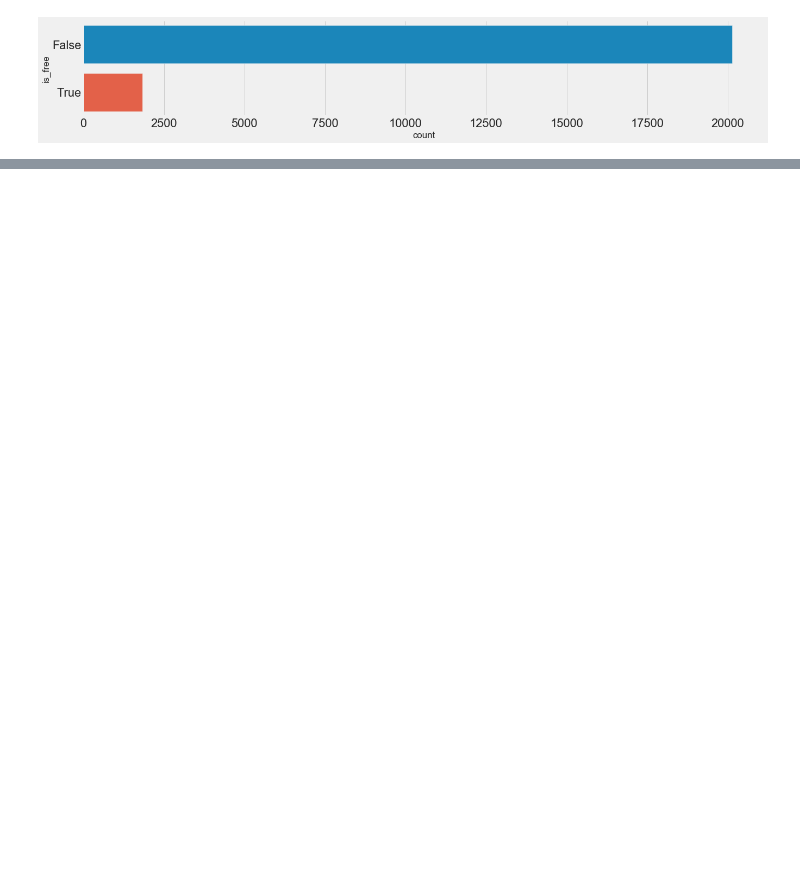
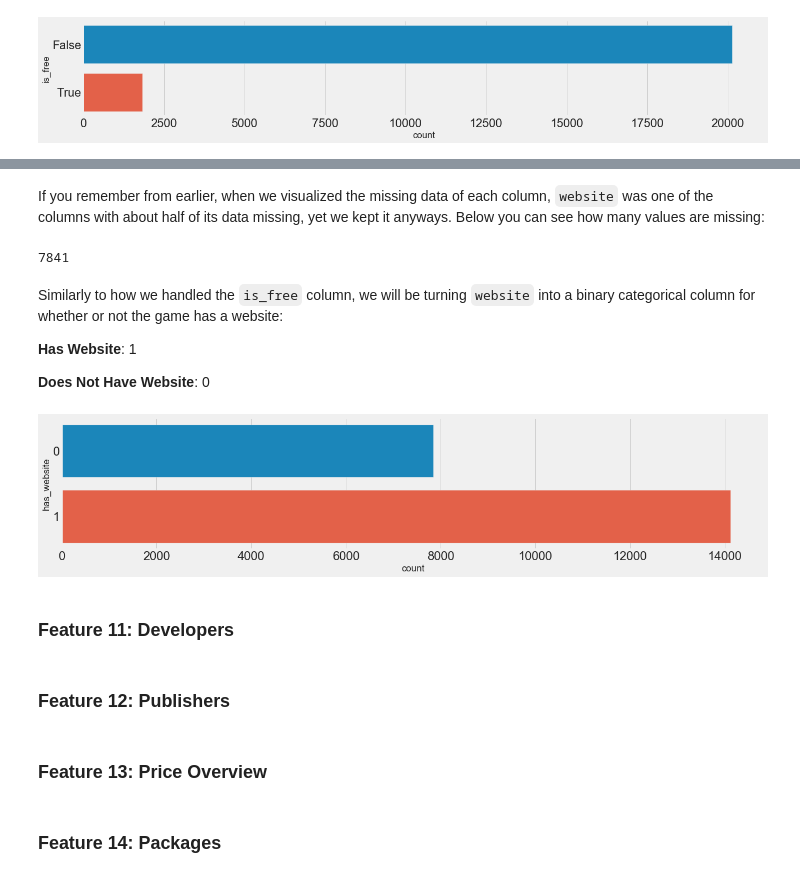
Before and after one commit to argwood/IndieP, a Jupyter notebook: IndieP_Data_Cleaning.ipynb, the cells around one changed output, grey strips where cells are left out. Drawn from its saved outputs; the diff is of its cells as text; code cells hidden in the pictures; blank space fills up the shorter version.

```diff
--- a/IndieP_Data_Cleaning.ipynb
+++ b/IndieP_Data_Cleaning.ipynb
@@ -261,0 +419,12 @@ sns.countplot(y="is_free", data=data_steam);
+# %% [markdown]
+If you remember from earlier, when we visualized the missing data of each column, `website` was one of the columns with about half of its data missing, yet we kept it anyways. Below you can see how many values are missing:
+# %%
+data_steam['website'].isnull().sum()
+# %% [output]
+7841
+# %% [markdown]
+Similarly to how we handled the `is_free` column, we will be turning `website` into a binary categorical column for whether or not the game has a website:
+
+**Has Website**: 1
+
+**Does Not Have Website**: 0
@@ -261,0 +437,8 @@ sns.countplot(y="is_free", data=data_steam);
+# %%
+sns.set(font_scale=2)
+plt.style.use('fivethirtyeight')
+
+fig = plt.figure(figsize=(20,4))
+sns.countplot(y="has_website", data=data_steam);
+# %% [output]
+[figure, added]
@@ -261,0 +447,8 @@ sns.countplot(y="is_free", data=data_steam);
+# %% [markdown]
+### Feature 11: Developers
+# %% [markdown]
+### Feature 12: Publishers
+# %% [markdown]
+### Feature 13: Price Overview
+# %% [markdown]
+### Feature 14: Packages
```
Also changed, not shown: parts of 60 cells of this notebook.
